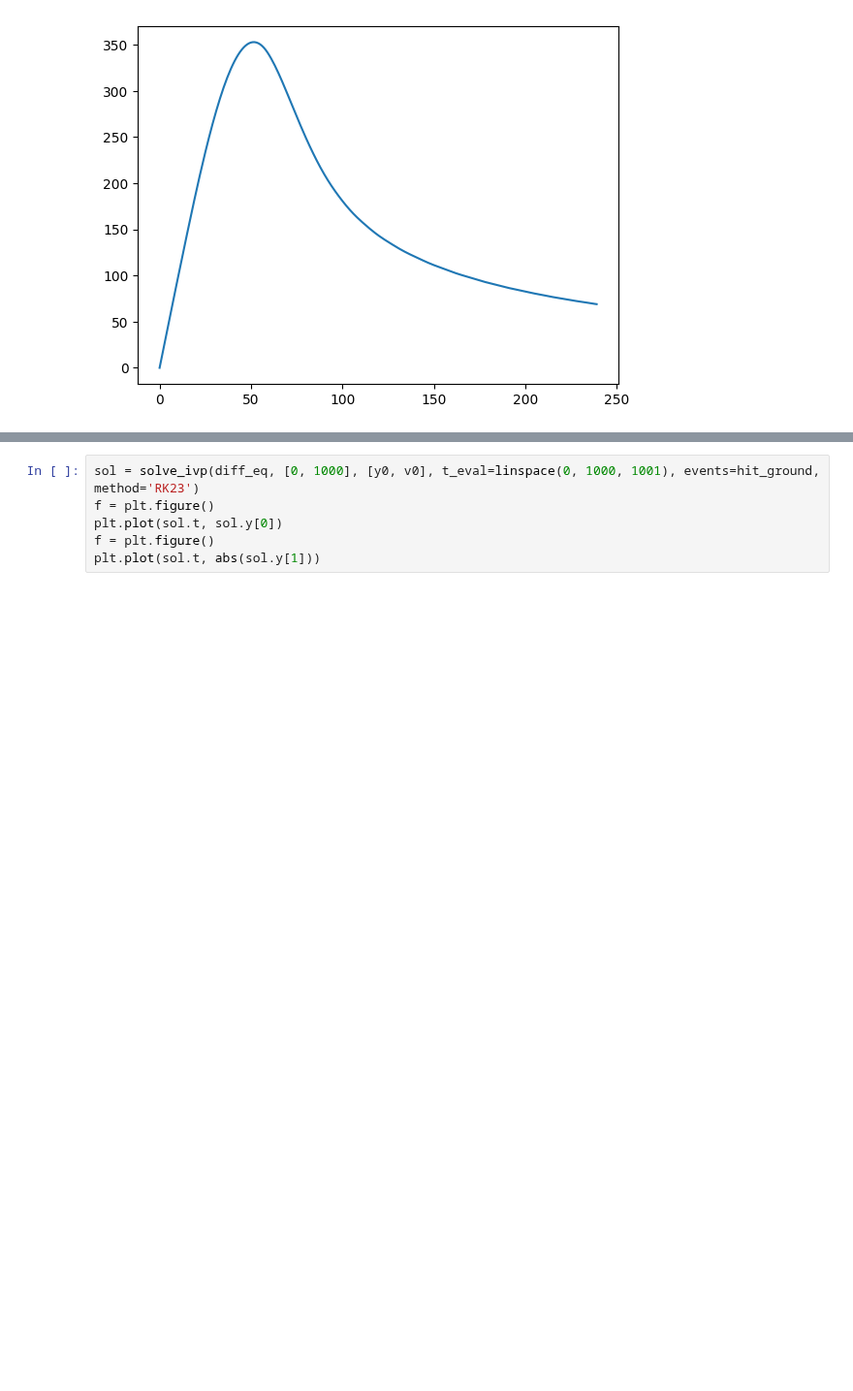
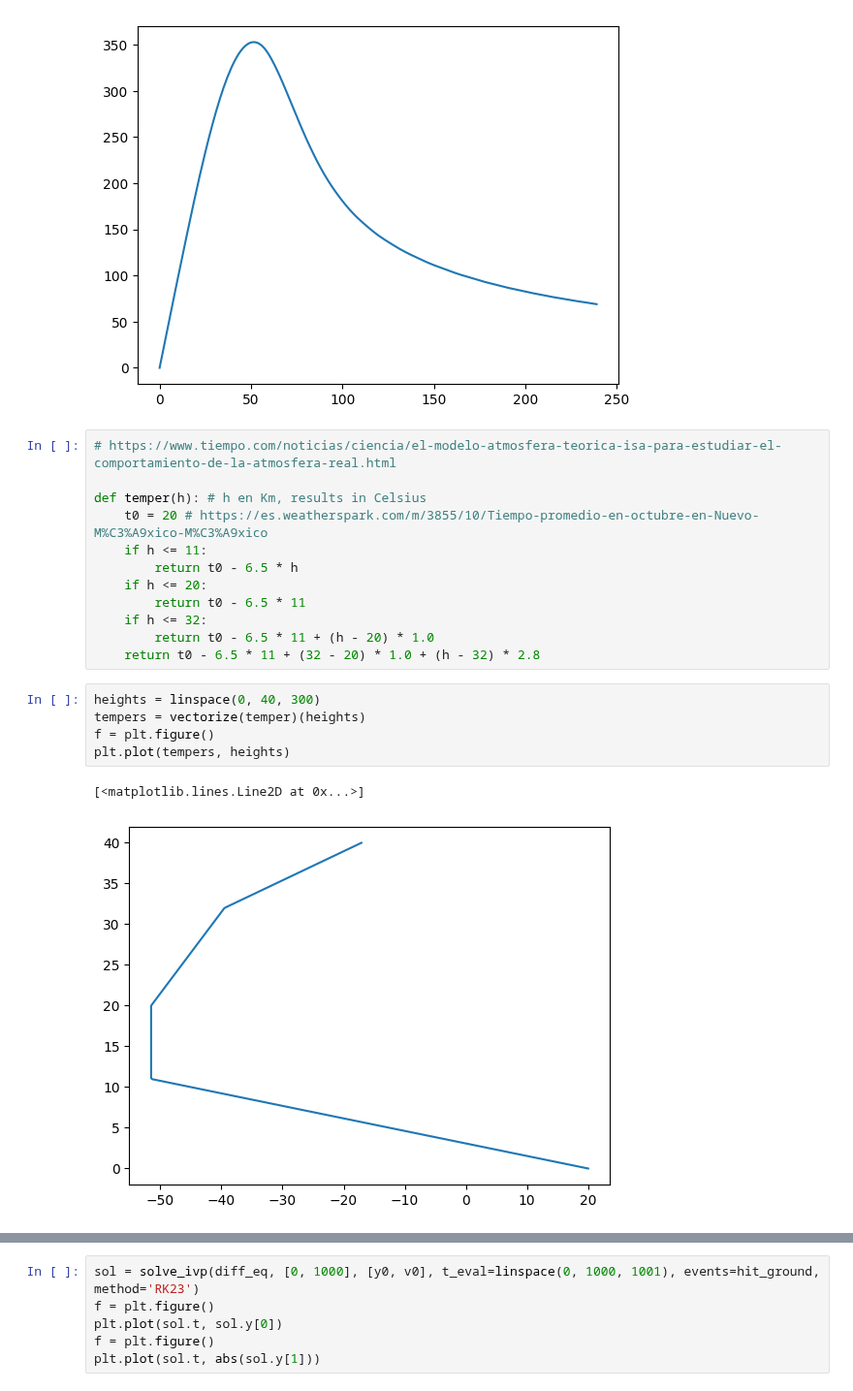
Before and after one commit to inniyah/JupyterTests, a Jupyter notebook: work/Baumgartner.ipynb, the cells around one changed output, grey strips where cells are left out. Shown at 97% size. Cells and saved outputs as stored; diff of their text form; blank space fills up the shorter version.

```diff
--- a/work/Baumgartner.ipynb
+++ b/work/Baumgartner.ipynb
@@ -176,3 +184,23 @@ plt.plot(sol.t, abs(sol.y[1]))
 # %% [output]
 [<matplotlib.lines.Line2D at 0x...>]
 [figure]
+# %%
+# https://www.tiempo.com/noticias/ciencia/el-modelo-atmosfera-teorica-isa-para-estudiar-el-comportamiento-de-la-atmosfera-real.html
+
+def temper(h): # h en Km, results in Celsius
+    t0 = 20 # https://es.weatherspark.com/m/3855/10/Tiempo-promedio-en-octubre-en-Nuevo-M%C3%A9xico-M%C3%A9xico
+    if h <= 11:
+        return t0 - 6.5 * h
+    if h <= 20:
+        return t0 - 6.5 * 11
+    if h <= 32:
+        return t0 - 6.5 * 11 + (h - 20) * 1.0
+    return t0 - 6.5 * 11 + (32 - 20) * 1.0 + (h - 32) * 2.8
+# %%
+heights = linspace(0, 40, 300)
+tempers = vectorize(temper)(heights)
+f = plt.figure()
+plt.plot(tempers, heights)
+# %% [output]
+[<matplotlib.lines.Line2D at 0x...>]
+[figure, added]
```
Also changed, not shown: parts of 11 cells of this notebook.
